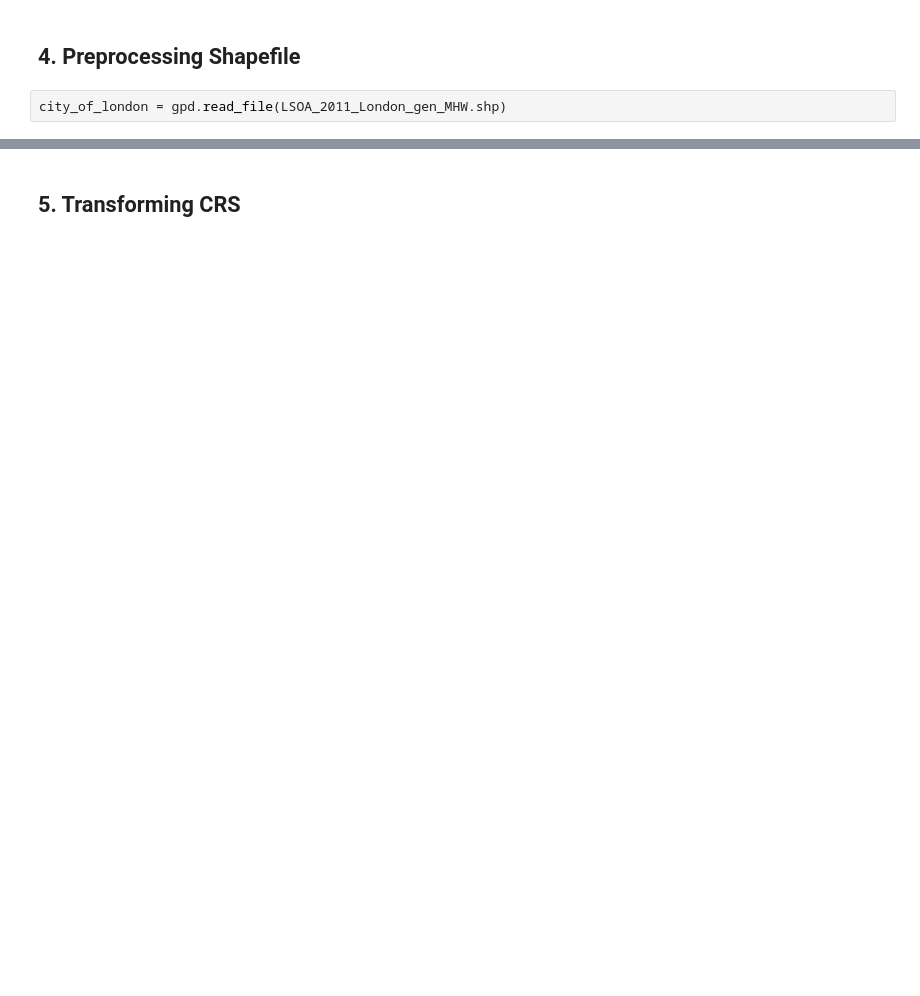
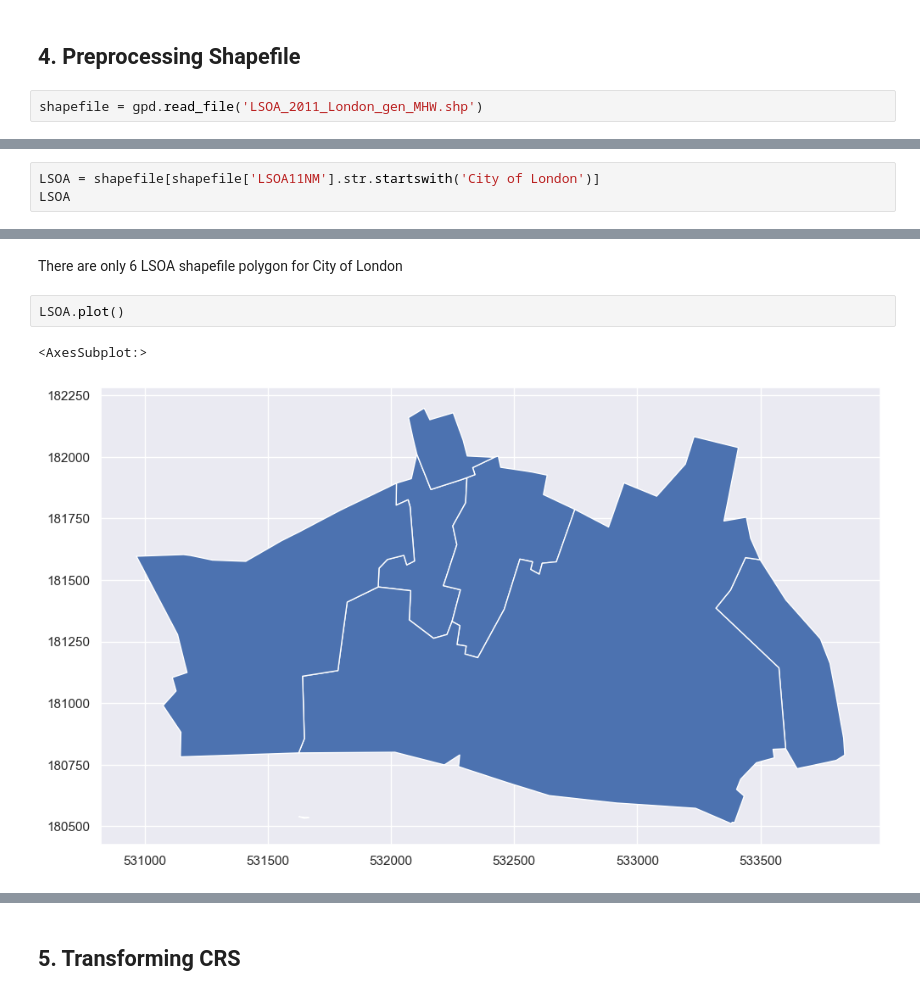
Before and after one commit to AlinZohari/STDM, a Jupyter notebook: stdm_crime.ipynb, the cells around one changed output, grey strips where cells are left out. Saved outputs shown, nothing was run; the diff lists cells and outputs as text; blank space fills up the shorter version.

Commit message:
visualysing th shapefile

```diff
--- a/stdm_crime.ipynb
+++ b/stdm_crime.ipynb
@@ -181,4 +183,4 @@ vso
 # %% [markdown]
 ## 4. Preprocessing Shapefile
 # %%
-city_of_london = gpd.read_file(LSOA_2011_London_gen_MHW.shp)
+shapefile = gpd.read_file('LSOA_2011_London_gen_MHW.shp')
@@ -186,0 +194,3 @@ NameError: name 'LSOA_2011_London_gen_MHW' is not defined
+# %%
+LSOA = shapefile[shapefile['LSOA11NM'].str.startswith('City of London')]
+LSOA
@@ -186,0 +205,7 @@ NameError: name 'LSOA_2011_London_gen_MHW' is not defined
+# %% [markdown]
+There are only 6 LSOA shapefile polygon for City of London
+# %%
+LSOA.plot()
+# %% [output]
+<AxesSubplot:>
+[figure, added]
```
Also changed, not shown: parts of 5 cells of this notebook.
